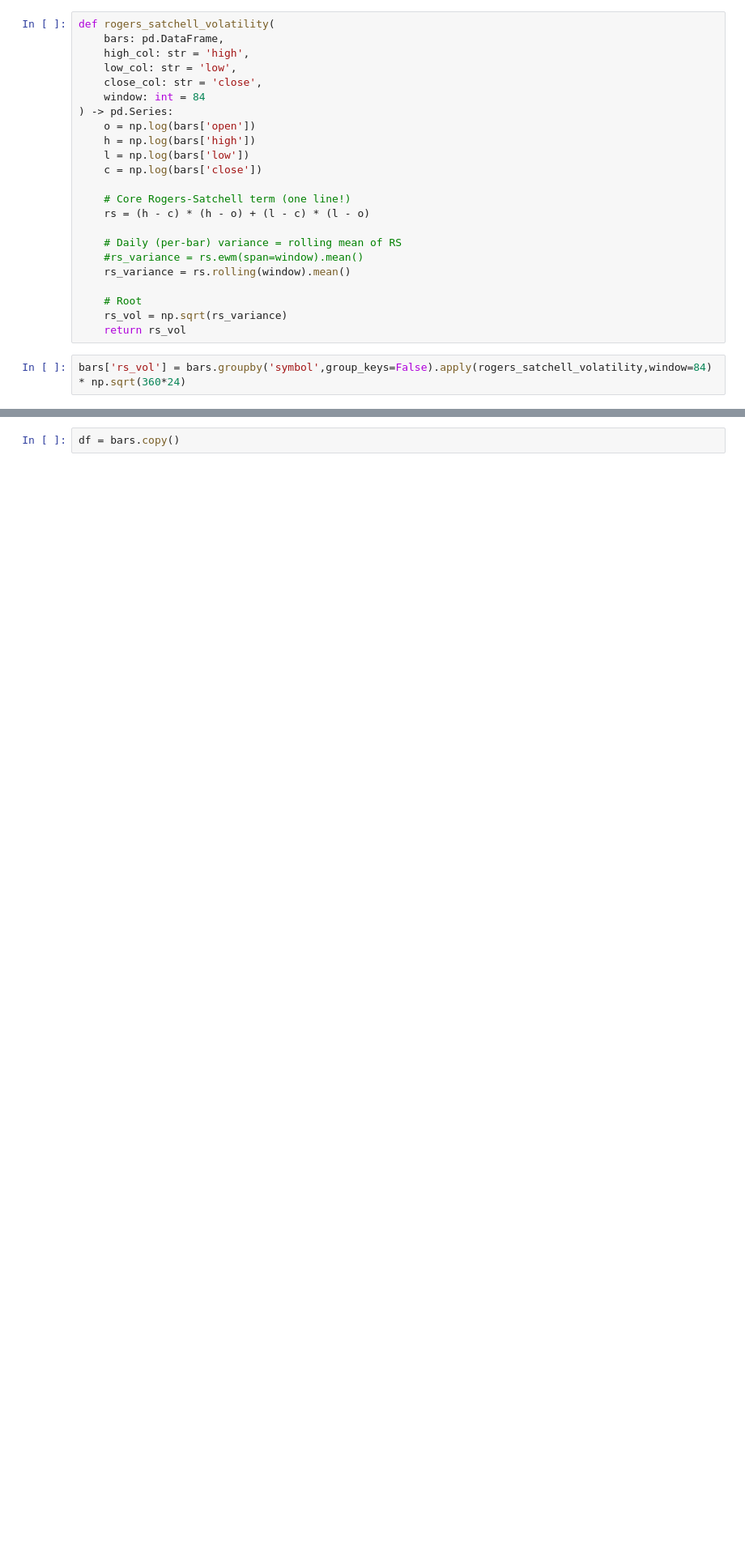
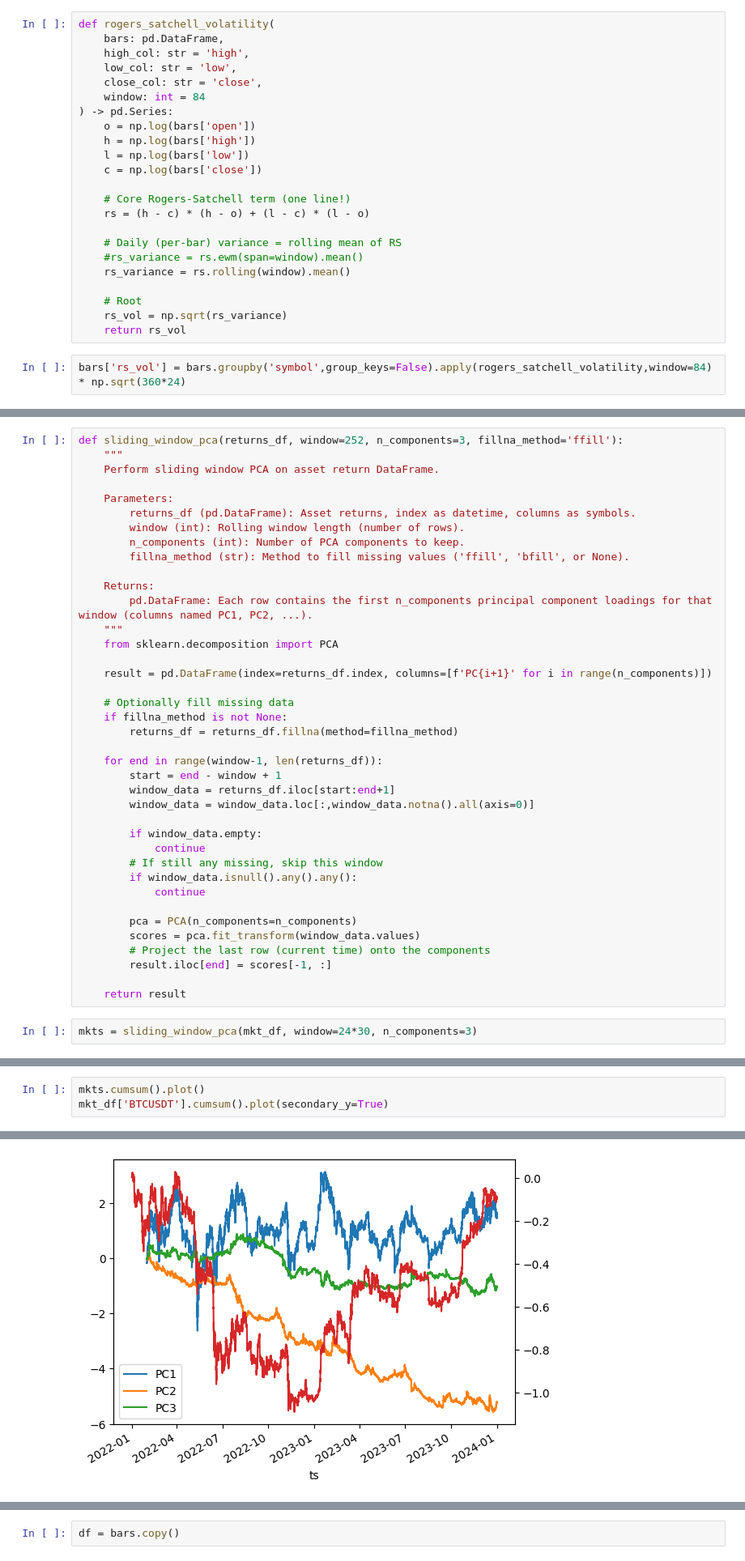
Before and after one commit to kcf1/Multistrat, a Jupyter notebook: strategies/research/mom_research.ipynb, the cells around one changed output, grey strips where cells are left out. Shown at 81% size. Drawn from its saved outputs; the diff is of its cells as text; blank space fills up the shorter version.

```diff
--- a/strategies/research/mom_research.ipynb
+++ b/strategies/research/mom_research.ipynb
@@ -248,0 +107,41 @@ def orth_alpha(
+# %%
+def sliding_window_pca(returns_df, window=252, n_components=3, fillna_method='ffill'):
+    """
+    Perform sliding window PCA on asset return DataFrame.
+
+    Parameters:
+        returns_df (pd.DataFrame): Asset returns, index as datetime, columns as symbols.
+        window (int): Rolling window length (number of rows).
+        n_components (int): Number of PCA components to keep.
+        fillna_method (str): Method to fill missing values ('ffill', 'bfill', or None).
+
+    Returns:
+        pd.DataFrame: Each row contains the first n_components principal component loadings for that window (columns named PC1, PC2, ...).
+    """
+    from sklearn.decomposition import PCA
+
+    result = pd.DataFrame(index=returns_df.index, columns=[f'PC{i+1}' for i in range(n_components)])
+
+    # Optionally fill missing data
+    if fillna_method is not None:
+        returns_df = returns_df.fillna(method=fillna_method)
+
+    for end in range(window-1, len(returns_df)):
+        start = end - window + 1
+        window_data = returns_df.iloc[start:end+1]
+        window_data = window_data.loc[:,window_data.notna().all(axis=0)]
+
+        if window_data.empty:
+            continue
+        # If still any missing, skip this window
+        if window_data.isnull().any().any():
+            continue
+
+        pca = PCA(n_components=n_components)
+        scores = pca.fit_transform(window_data.values)
+        # Project the last row (current time) onto the components
+        result.iloc[end] = scores[-1, :]
+
+    return result
+# %%
+mkts = sliding_window_pca(mkt_df, window=24*30, n_components=3)
@@ -248,0 +150,4 @@ def orth_alpha(
+# %%
+mkts.cumsum().plot()
+mkt_df['BTCUSDT'].cumsum().plot(secondary_y=True)
+# %% [output]
@@ -248,0 +155 @@ def orth_alpha(
+[figure, added]
```
Also changed, not shown: parts of 52 cells of this notebook.
